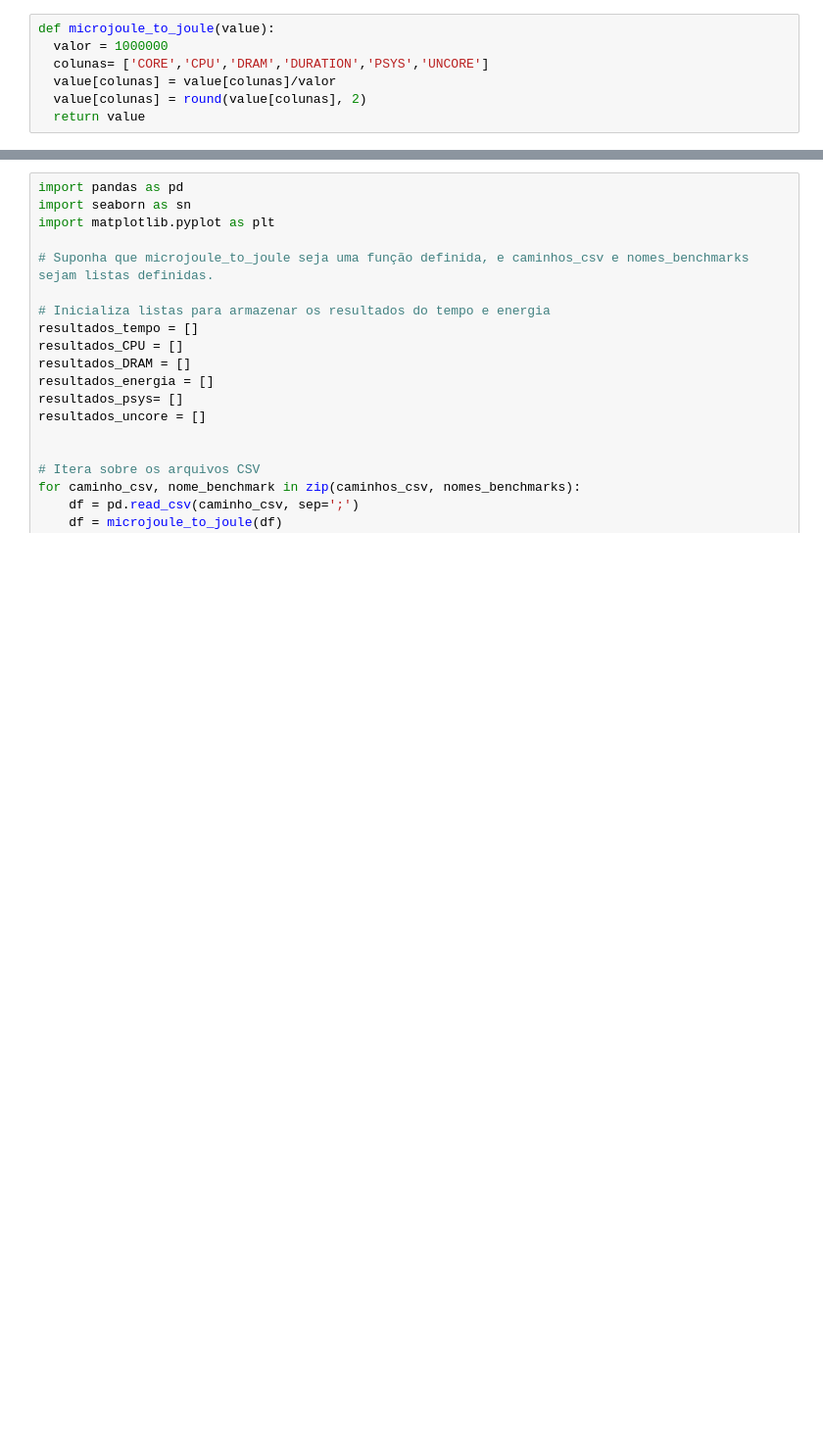
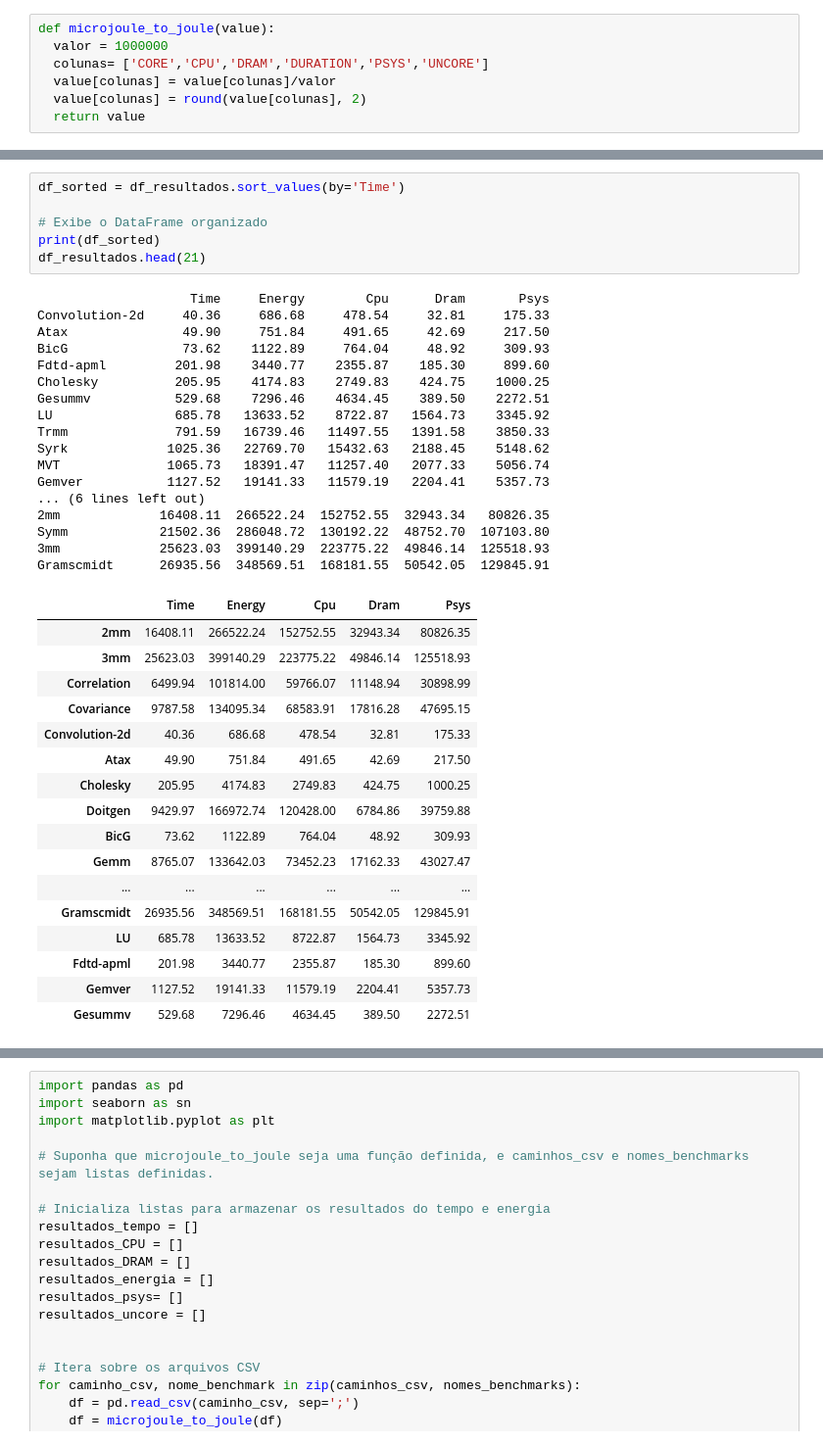
Before and after one commit to marcosamaris/OpemMPestimationenergy, a Jupyter notebook: Notebooks/TCC Notebook.ipynb, the cells around one changed output, grey strips where cells are left out. Shown at 98% size. Drawn from its saved outputs; the diff is of its cells as text; blank space fills up the shorter version.

```diff
--- a/Notebooks/TCC Notebook.ipynb
+++ b/Notebooks/TCC Notebook.ipynb
@@ -88,0 +197,41 @@ plt.show()
+# %%
+df_sorted = df_resultados.sort_values(by='Time')
+
+# Exibe o DataFrame organizado
+print(df_sorted)
+df_resultados.head(21)
+# %% [output]
+                    Time     Energy        Cpu      Dram       Psys
+Convolution-2d     40.36     686.68     478.54     32.81     175.33
+Atax               49.90     751.84     491.65     42.69     217.50
+BicG               73.62    1122.89     764.04     48.92     309.93
+Fdtd-apml         201.98    3440.77    2355.87    185.30     899.60
+Cholesky          205.95    4174.83    2749.83    424.75    1000.25
+Gesummv           529.68    7296.46    4634.45    389.50    2272.51
+LU                685.78   13633.52    8722.87   1564.73    3345.92
+Trmm              791.59   16739.46   11497.55   1391.58    3850.33
+Syrk             1025.36   22769.70   15432.63   2188.45    5148.62
+MVT              1065.73   18391.47   11257.40   2077.33    5056.74
+Gemver           1127.52   19141.33   11579.19   2204.41    5357.73
+... (6 lines left out)
+2mm             16408.11  266522.24  152752.55  32943.34   80826.35
+Symm            21502.36  286048.72  130192.22  48752.70  107103.80
+3mm             25623.03  399140.29  223775.22  49846.14  125518.93
+Gramscmidt      26935.56  348569.51  168181.55  50542.05  129845.91
+|  | Time | Energy | Cpu | Dram | Psys |
+| 2mm | 16408.11 | 266522.24 | 152752.55 | 32943.34 | 80826.35 |
+| 3mm | 25623.03 | 399140.29 | 223775.22 | 49846.14 | 125518.93 |
+| Correlation | 6499.94 | 101814.00 | 59766.07 | 11148.94 | 30898.99 |
+| Covariance | 9787.58 | 134095.34 | 68583.91 | 17816.28 | 47695.15 |
+| Convolution-2d | 40.36 | 686.68 | 478.54 | 32.81 | 175.33 |
+| Atax | 49.90 | 751.84 | 491.65 | 42.69 | 217.50 |
+| Cholesky | 205.95 | 4174.83 | 2749.83 | 424.75 | 1000.25 |
+| Doitgen | 9429.97 | 166972.74 | 120428.00 | 6784.86 | 39759.88 |
+| BicG | 73.62 | 1122.89 | 764.04 | 48.92 | 309.93 |
+| Gemm | 8765.07 | 133642.03 | 73452.23 | 17162.33 | 43027.47 |
+| ... | ... | ... | ... | ... | ... |
+| Gramscmidt | 26935.56 | 348569.51 | 168181.55 | 50542.05 | 129845.91 |
+| LU | 685.78 | 13633.52 | 8722.87 | 1564.73 | 3345.92 |
+| Fdtd-apml | 201.98 | 3440.77 | 2355.87 | 185.30 | 899.60 |
+| Gemver | 1127.52 | 19141.33 | 11579.19 | 2204.41 | 5357.73 |
+| Gesummv | 529.68 | 7296.46 | 4634.45 | 389.50 | 2272.51 |
```
Also changed, not shown: parts of 7 cells of this notebook.
